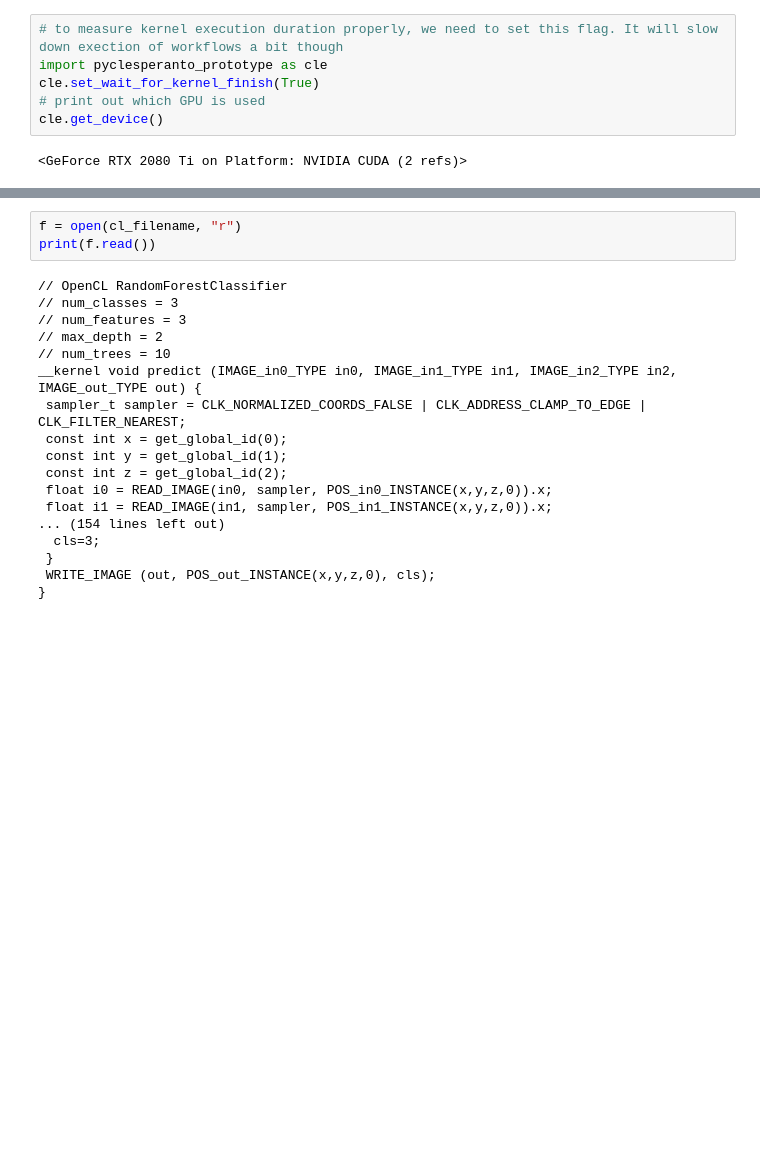
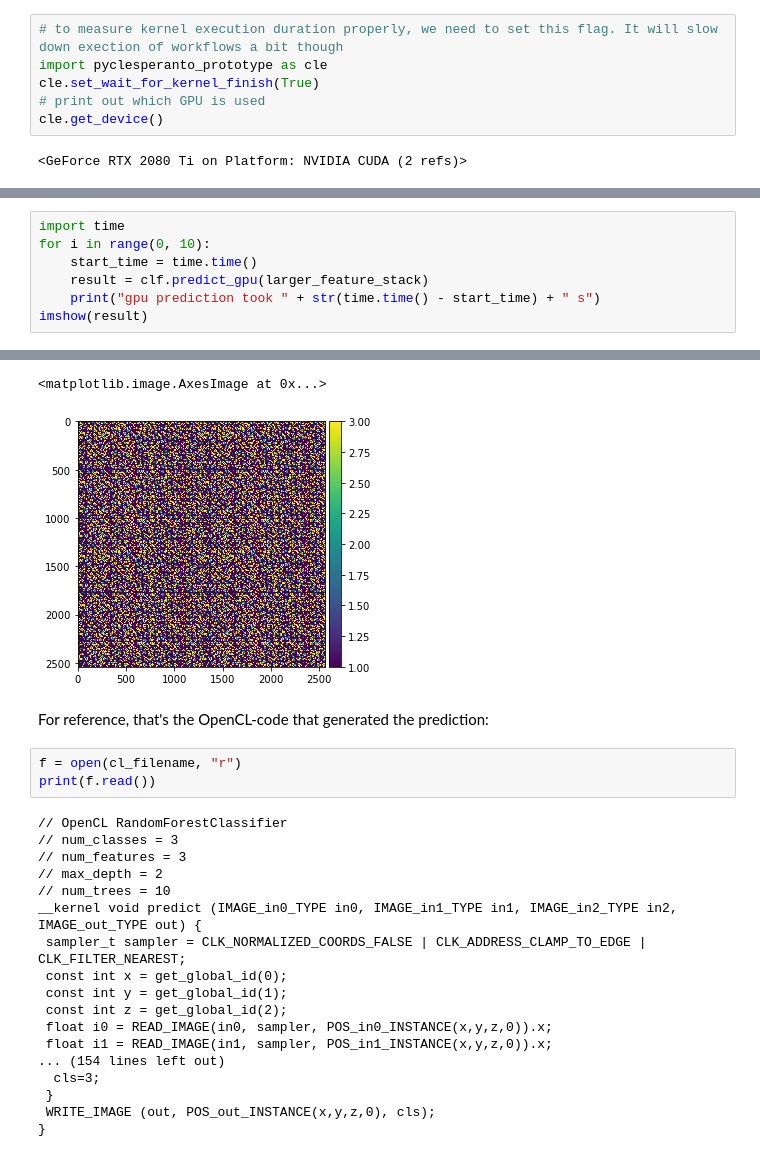
Before and after one commit to haesleinhuepf/oclrfc, a Jupyter notebook: demo/demo.ipynb, the cells around one changed output, grey strips where cells are left out. Cells and saved outputs as stored; diff of their text form; blank space fills up the shorter version.

```diff
--- a/demo/demo.ipynb
+++ b/demo/demo.ipynb
@@ -123,0 +204,8 @@ For reference, that's the OpenCL-code that generated the prediction:
+# %%
+import time
+for i in range(0, 10):
+    start_time = time.time()
+    result = clf.predict_gpu(larger_feature_stack)
+    print("gpu prediction took " + str(time.time() - start_time) + " s")
+imshow(result)
+# %% [output]
@@ -124,3 +222,7 @@ For reference, that's the OpenCL-code that generated the prediction:
+<matplotlib.image.AxesImage at 0x...>
+[figure, added]
+# %% [markdown]
+For reference, that's the OpenCL-code that generated the prediction:
 # %%
 f = open(cl_filename, "r")
 print(f.read())
```
Also changed, not shown: parts of 9 cells of this notebook.
